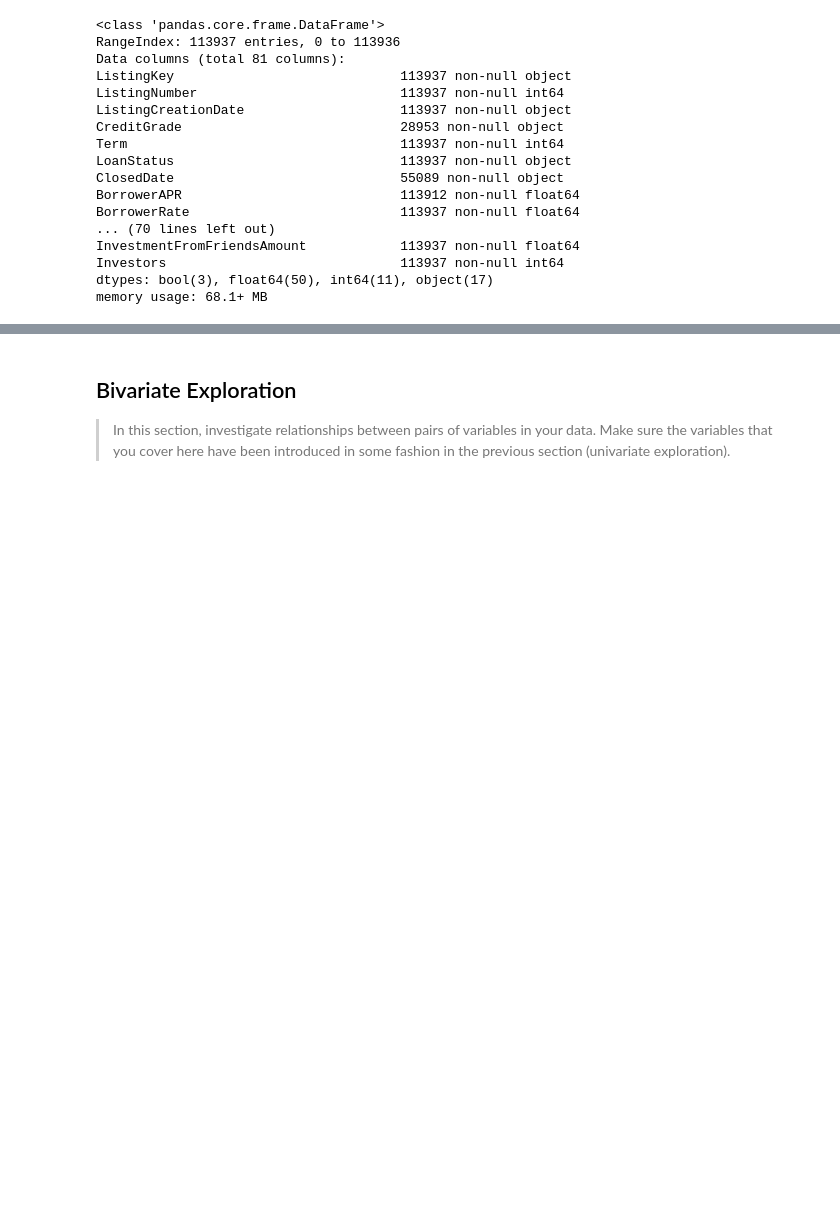
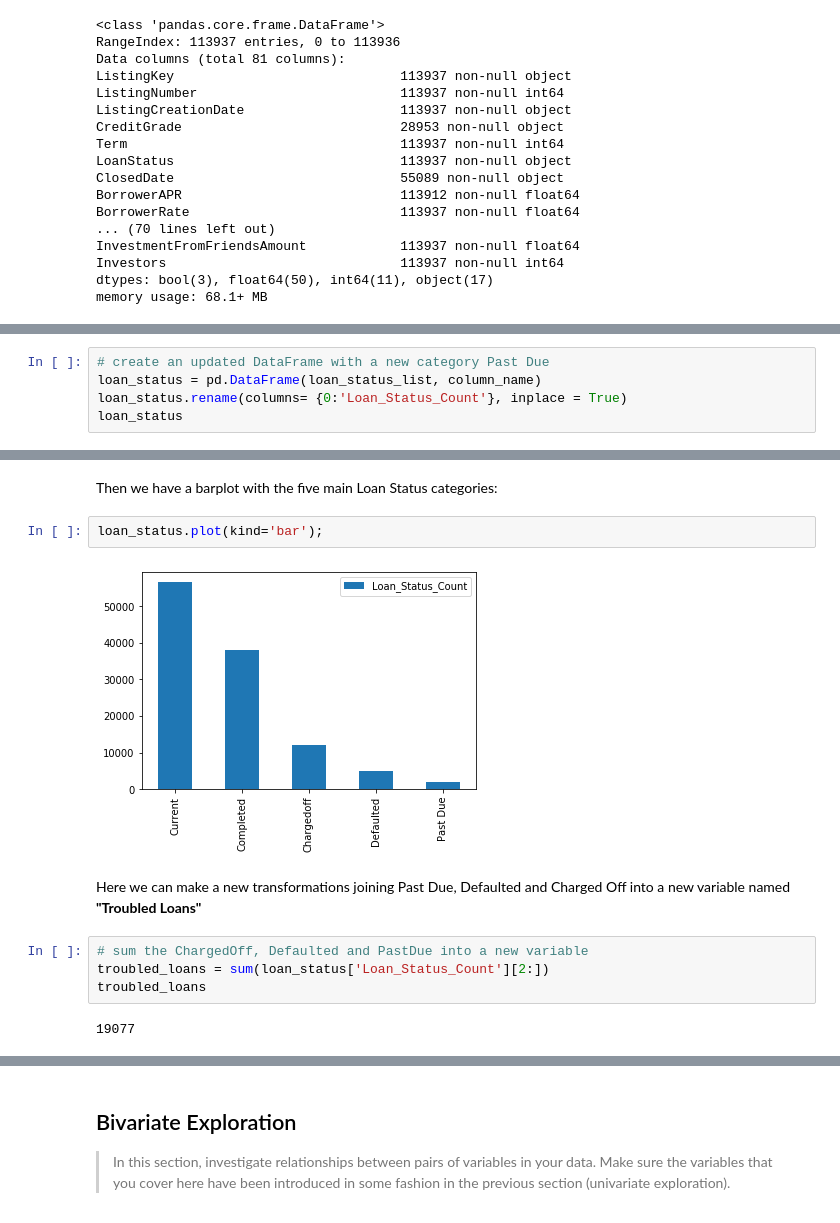
Before and after one commit to daniel-guarino/project05-communicate-data-findings, a Jupyter notebook: exploration_template.ipynb, the cells around one changed output, grey strips where cells are left out. Drawn from its saved outputs; the diff is of its cells as text; blank space fills up the shorter version.

```diff
--- a/exploration_template.ipynb
+++ b/exploration_template.ipynb
@@ -111,0 +267,5 @@ you plan on investigating next.
+# %%
+# create an updated DataFrame with a new category Past Due
+loan_status = pd.DataFrame(loan_status_list, column_name)
+loan_status.rename(columns= {0:'Loan_Status_Count'}, inplace = True)
+loan_status
@@ -111,0 +279,14 @@ you plan on investigating next.
+# %% [markdown]
+Then we have a barplot with the five main Loan Status categories:
+# %%
+loan_status.plot(kind='bar');
+# %% [output]
+[figure, added]
+# %% [markdown]
+Here we can make a new transformations joining Past Due, Defaulted and Charged Off into a new variable named **"Troubled Loans"**
+# %%
+# sum the ChargedOff, Defaulted and PastDue into a new variable
+troubled_loans = sum(loan_status['Loan_Status_Count'][2:])
+troubled_loans
+# %% [output]
+19077
```
Also changed, not shown: parts of 109 cells of this notebook, 2 other files.
